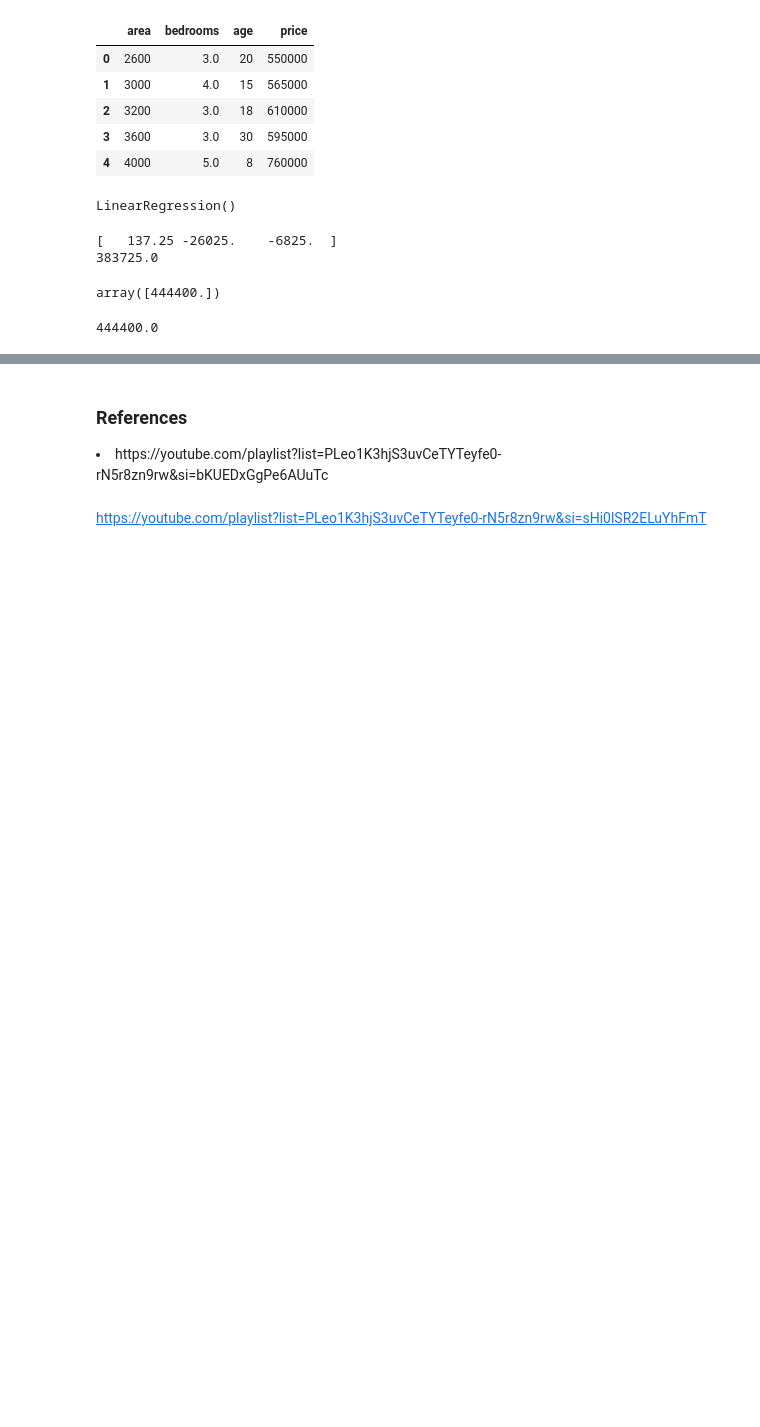
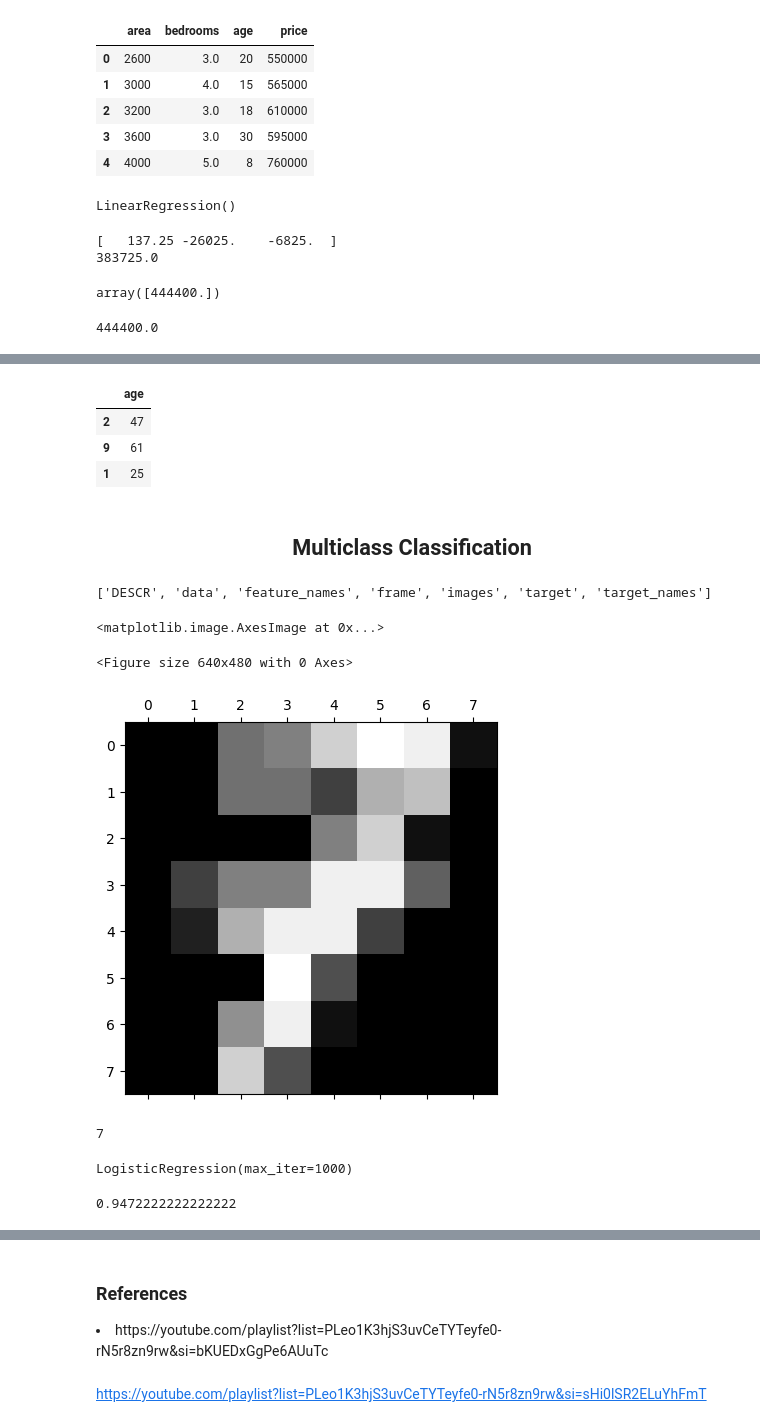
Before and after one commit to prajeeshr/MachineLearning, a Jupyter notebook: Machine Learning Basics/ML 101.ipynb, the cells around one changed output, grey strips where cells are left out. Drawn from its saved outputs; the diff is of its cells as text; code cells hidden in the pictures; blank space fills up the shorter version.

```diff
--- a/Machine Learning Basics/ML 101.ipynb
+++ b/Machine Learning Basics/ML 101.ipynb
@@ -140,0 +208,9 @@ array([444400.])
+# %%
+xtest
+# %% [output]
+|  | age |
+| 2 | 47 |
+| 9 | 61 |
+| 1 | 25 |
+# %% [markdown]
+## <center> Multiclass Classification
@@ -140,0 +225,17 @@ array([444400.])
+# %%
+digits = load_digits()
+# %%
+dir(digits)
+# %% [output]
+['DESCR', 'data', 'feature_names', 'frame', 'images', 'target', 'target_names']
+# %%
+plt.gray()
+plt.matshow(digits.images[7])
+# %% [output]
+<matplotlib.image.AxesImage at 0x...>
+<Figure size 640x480 with 0 Axes>
+[figure, added]
+# %%
+digits.target[7]
+# %% [output]
+7
@@ -140,0 +244,5 @@ array([444400.])
+# %%
+model = LogisticRegression(max_iter=1000)
+model.fit(xtrain, ytrain)
+# %% [output]
+LogisticRegression(max_iter=1000)
@@ -140,0 +252,4 @@ array([444400.])
+# %%
+model.score(xtest,ytest)
+# %% [output]
+0.9472222222222222
```
Also changed, not shown: parts of 41 cells of this notebook.
